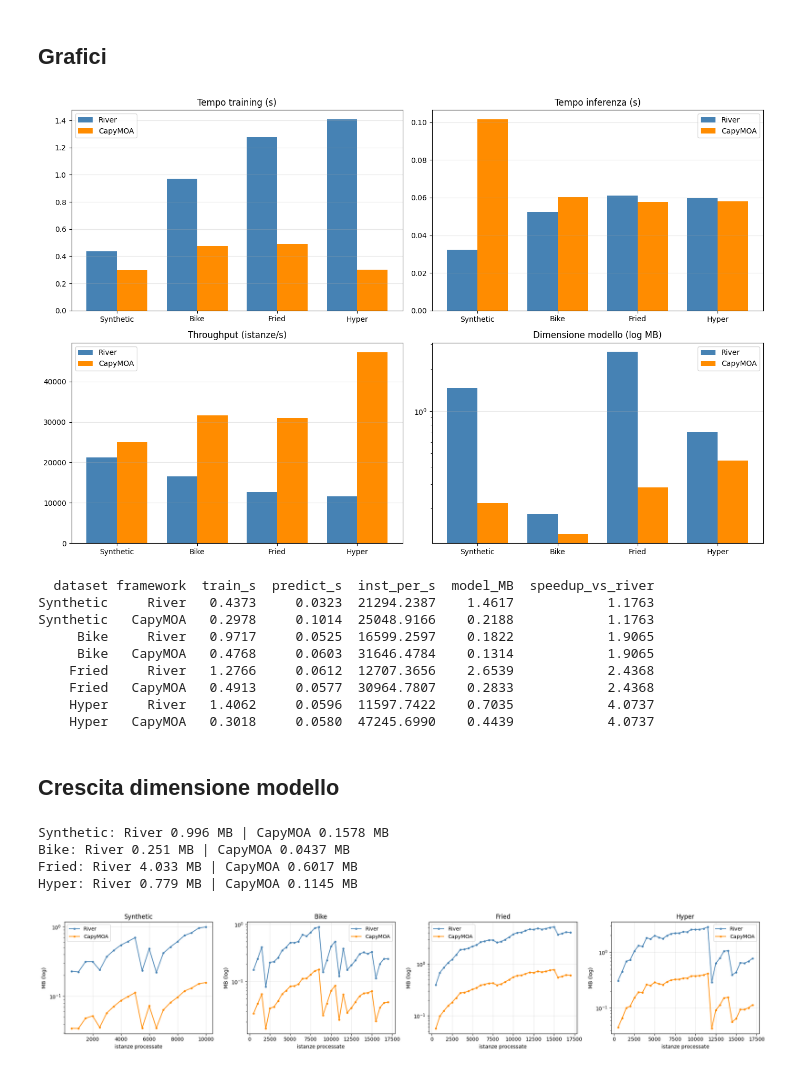
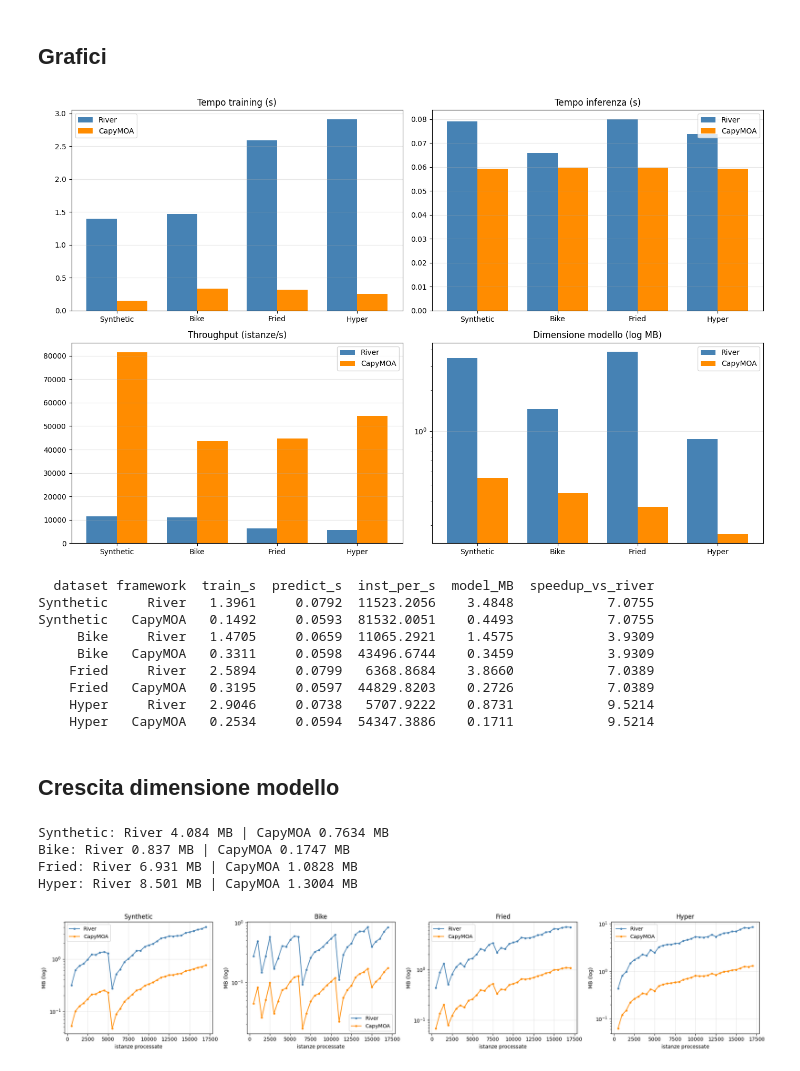
Before and after one commit to Streaming-Data-Analytics/2025-2026_Regression-Models-in-CapyMOA, a Jupyter notebook: andrea_zhang/experiments/hatr-crossframework-performance.ipynb, the cells around one changed output. Cells and saved outputs as stored; diff of their text form; code cells hidden in the pictures.

```diff
--- a/andrea_zhang/experiments/hatr-crossframework-performance.ipynb
+++ b/andrea_zhang/experiments/hatr-crossframework-performance.ipynb
@@ -50,7 +50,7 @@ Setup OK — JVM avviata, HATR caricato, River e CapyMOA importati
 ## Dataset
 # %%
 MAX_INSTANCES = 17000
-SYN_N, SYN_DRIFT = 10000, 5000
+SYN_N, SYN_DRIFT = 17000, 5000
 
 datasets = {}
 datasets["Synthetic"] = utils.make_synthetic(n=SYN_N, drift_at=SYN_DRIFT)
@@ -72,7 +72,7 @@ Hyper      n= 17000  feat=10  y∈[93.98, 677.42]
 # %% [markdown]
 ## Parametri
 # %%
-BASE = dict(grace_period=200, delta=1e-7, tau=0.05, model_selector_decay=0.95,
+BASE = dict(grace_period=50, delta=1e-7, tau=0.05, model_selector_decay=0.95,
             drift_window_threshold=500, switch_significance=0.05,
             min_samples_split=5, adwin_delta=0.0001, learning_ratio=0.01, seed=0)
 
@@ -89,11 +89,15 @@ SAMPLE_EVERY = 500
 PERF_CONFIG  = "default (adaptive, bootstrap)"
 cfg = CONFIGS[PERF_CONFIG]
 
+# warmup JVM: evita che il JIT di HotSpot penalizzi il primo dataset (Bike)
+_w_X, _w_y, _w_schema = next(iter(datasets.values()))
+utils.prequential_eval(_w_X[:10000], _w_y[:10000], 'capy', cfg, BASE, schema=_w_schema, scale=SCALE)
+
 rows = []
 for ds_name, (X, y, schema) in datasets.items():
     n = len(X)
-    rt_p, rt_t, r_model   = utils.timed_prequential_river(X, y, cfg, BASE)
-    ct_p, ct_t, c_learner = utils.timed_prequential_capy(X, y, schema, cfg, BASE)
+    _, r_model, rt_p, rt_t, _ = utils.prequential_eval(X, y, 'river', cfg, BASE, time_algo=True)
+    _, c_learner, ct_p, ct_t, _ = utils.prequential_eval(X, y, 'capy', cfg, BASE, schema=schema, time_algo=True)
     r_mb = utils.river_model_mb(r_model)
     c_mb = utils.capy_model_mb(c_learner)
     rows.append(dict(dataset=ds_name, framework="River", n=n,
@@ -152,48 +156,48 @@ plt.tight_layout(); plt.show()
 print(perf[["dataset", "framework", "train_s", "predict_s", "inst_per_s",
             "model_MB", "speedup_vs_river"]].to_string(index=False))
 # %% [output]
-[figure, old version]
+[figure, new version]
   dataset framework  train_s  predict_s  inst_per_s  model_MB  speedup_vs_river
-Synthetic     River   0.4373     0.0323  21294.2387    1.4617            1.1763
-Synthetic   CapyMOA   0.2978     0.1014  25048.9166    0.2188            1.1763
-     Bike     River   0.9717     0.0525  16599.2597    0.1822            1.9065
-     Bike   CapyMOA   0.4768     0.0603  31646.4784    0.1314            1.9065
-    Fried     River   1.2766     0.0612  12707.3656    2.6539            2.4368
-    Fried   CapyMOA   0.4913     0.0577  30964.7807    0.2833            2.4368
-    Hyper     River   1.4062     0.0596  11597.7422    0.7035            4.0737
-    Hyper   CapyMOA   0.3018     0.0580  47245.6990    0.4439            4.0737
+Synthetic     River   1.3961     0.0792  11523.2056    3.4848            7.0755
+Synthetic   CapyMOA   0.1492     0.0593  81532.0051    0.4493            7.0755
+     Bike     River   1.4705     0.0659  11065.2921    1.4575            3.9309
+     Bike   CapyMOA   0.3311     0.0598  43496.6744    0.3459            3.9309
+    Fried     River   2.5894     0.0799   6368.8684    3.8660            7.0389
+    Fried   CapyMOA   0.3195     0.0597  44829.8203    0.2726            7.0389
+    Hyper     River   2.9046     0.0738   5707.9222    0.8731            9.5214
+    Hyper   CapyMOA   0.2534     0.0594  54347.3886    0.1711            9.5214
 # %% [markdown]
 ## Crescita dimensione modello
 # %%
 cfg = CONFIGS["deterministic (mean, no-bootstrap)"]
 traces = {}
 for ds_name, (X, y, schema) in datasets.items():
-    tr_r = utils.traced_prequential_river(X, y, cfg, BASE, scale=SCALE, sample_every=SAMPLE_EVERY)
-    tr_c = utils.traced_prequential_capy(X, y, schema, cfg, BASE, scale=SCALE, sample_every=SAMPLE_EVERY)
+    _, _, _, _, tr_r = utils.prequential_eval(X, y, 'river', cfg, BASE, scale=SCALE, sample_every=SAMPLE_EVERY)
+    _, _, _, _, tr_c = utils.prequential_eval(X, y, 'capy', cfg, BASE, schema=schema, scale=SCALE, sample_every=SAMPLE_EVERY)
     traces[ds_name] = {"River": tr_r, "CapyMOA": tr_c}
     print(f"{ds_name}: River {tr_r[-1]['model_MB']:.3f} MB | CapyMOA {tr_c[-1]['model_MB']:.4f} MB")
 
 colors  = {"River": "steelblue", "CapyMOA": "darkorange"}
 ds_list = list(datasets.keys())
 
 fig, axes = plt.subplots(1, len(ds_list), figsize=(5 * len(ds_list), 4))
 for ax, ds_name in zip(axes, ds_list):
     for fw in ("River", "CapyMOA"):
         t  = traces[ds_name][fw]
         ns = [p["n"]        for p in t]
         vs = [p["model_MB"] for p in t]
         ax.plot(ns, vs, label=fw, color=colors[fw], marker="o", markersize=3)
     ax.set_yscale("log")
     ax.set_title(ds_name)
     ax.set_xlabel("istanze processate")
     ax.set_ylabel("MB (log)")
     ax.legend(); ax.grid(alpha=0.3)
 
 plt.tight_layout()
 plt.show()
 # %% [output]
-Synthetic: River 0.996 MB | CapyMOA 0.1578 MB
-Bike: River 0.251 MB | CapyMOA 0.0437 MB
-Fried: River 4.033 MB | CapyMOA 0.6017 MB
-Hyper: River 0.779 MB | CapyMOA 0.1145 MB
+Synthetic: River 4.084 MB | CapyMOA 0.7634 MB
+Bike: River 0.837 MB | CapyMOA 0.1747 MB
+Fried: River 6.931 MB | CapyMOA 1.0828 MB
+Hyper: River 8.501 MB | CapyMOA 1.3004 MB
-[figure, old version]
+[figure, new version]
```
Also changed, not shown: parts of 3 cells of this notebook, 3 other files.
